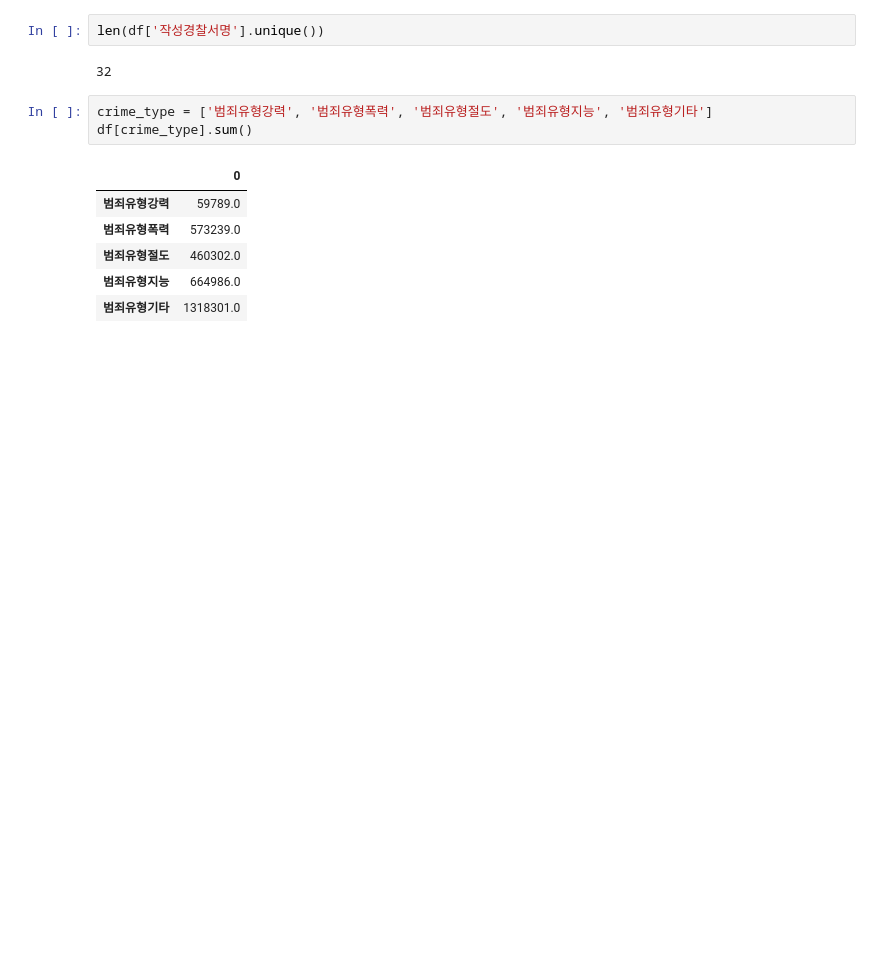
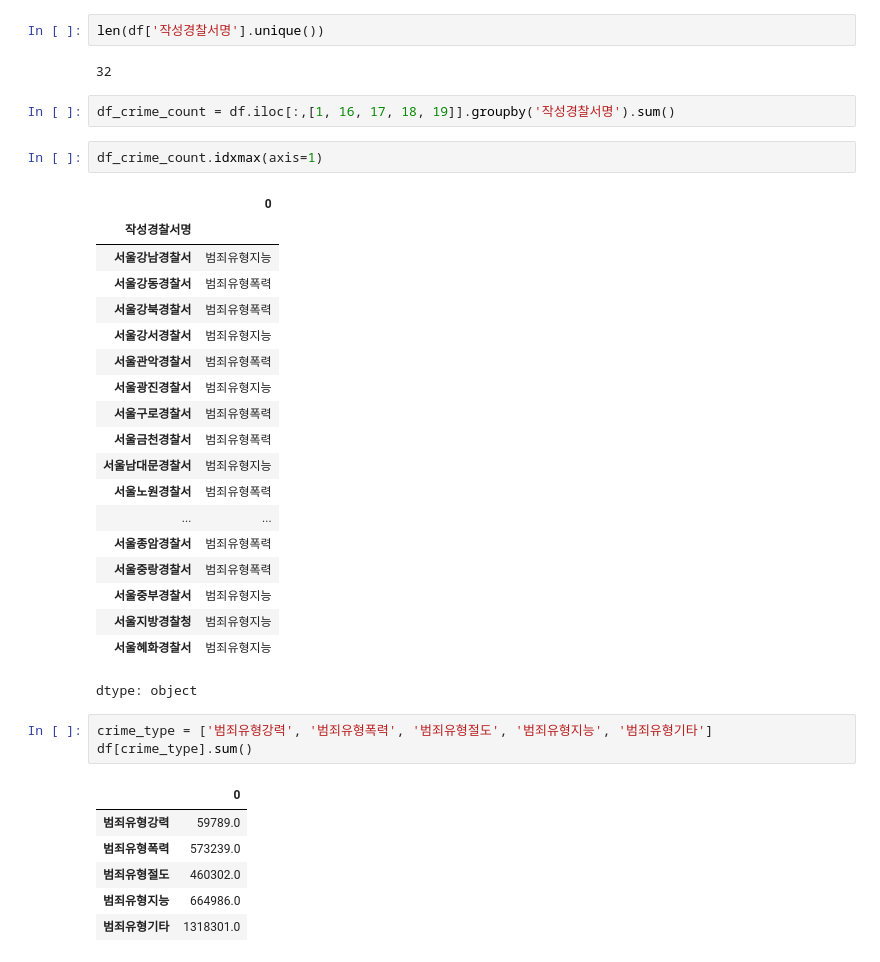
Before and after one commit to shinbad/small_project, a Jupyter notebook: AI_project.ipynb, the cells around one changed output. Cells and saved outputs as stored; diff of their text form; blank space fills up the shorter version.

```diff
--- a/AI_project.ipynb
+++ b/AI_project.ipynb
@@ -81,6 +81,30 @@ array(['서울강남경찰서', '서울강동경찰서', '서울강북경찰서'
 len(df['작성경찰서명'].unique())
 # %% [output]
 32
+# %%
+df_crime_count = df.iloc[:,[1, 16, 17, 18, 19]].groupby('작성경찰서명').sum()
+# %%
+df_crime_count.idxmax(axis=1)
+# %% [output]
+|  | 0 |
+| 작성경찰서명 |  |
+| 서울강남경찰서 | 범죄유형지능 |
+| 서울강동경찰서 | 범죄유형폭력 |
+| 서울강북경찰서 | 범죄유형폭력 |
+| 서울강서경찰서 | 범죄유형지능 |
+| 서울관악경찰서 | 범죄유형폭력 |
+| 서울광진경찰서 | 범죄유형지능 |
+| 서울구로경찰서 | 범죄유형폭력 |
+| 서울금천경찰서 | 범죄유형폭력 |
+| 서울남대문경찰서 | 범죄유형지능 |
+| 서울노원경찰서 | 범죄유형폭력 |
+| ... | ... |
+| 서울종암경찰서 | 범죄유형폭력 |
+| 서울중랑경찰서 | 범죄유형폭력 |
+| 서울중부경찰서 | 범죄유형지능 |
+| 서울지방경찰청 | 범죄유형지능 |
+| 서울혜화경찰서 | 범죄유형지능 |
+dtype: object
 # %%
 crime_type = ['범죄유형강력', '범죄유형폭력', '범죄유형절도', '범죄유형지능', '범죄유형기타']
 df[crime_type].sum()
```
Also changed, not shown: parts of 12 cells of this notebook.
